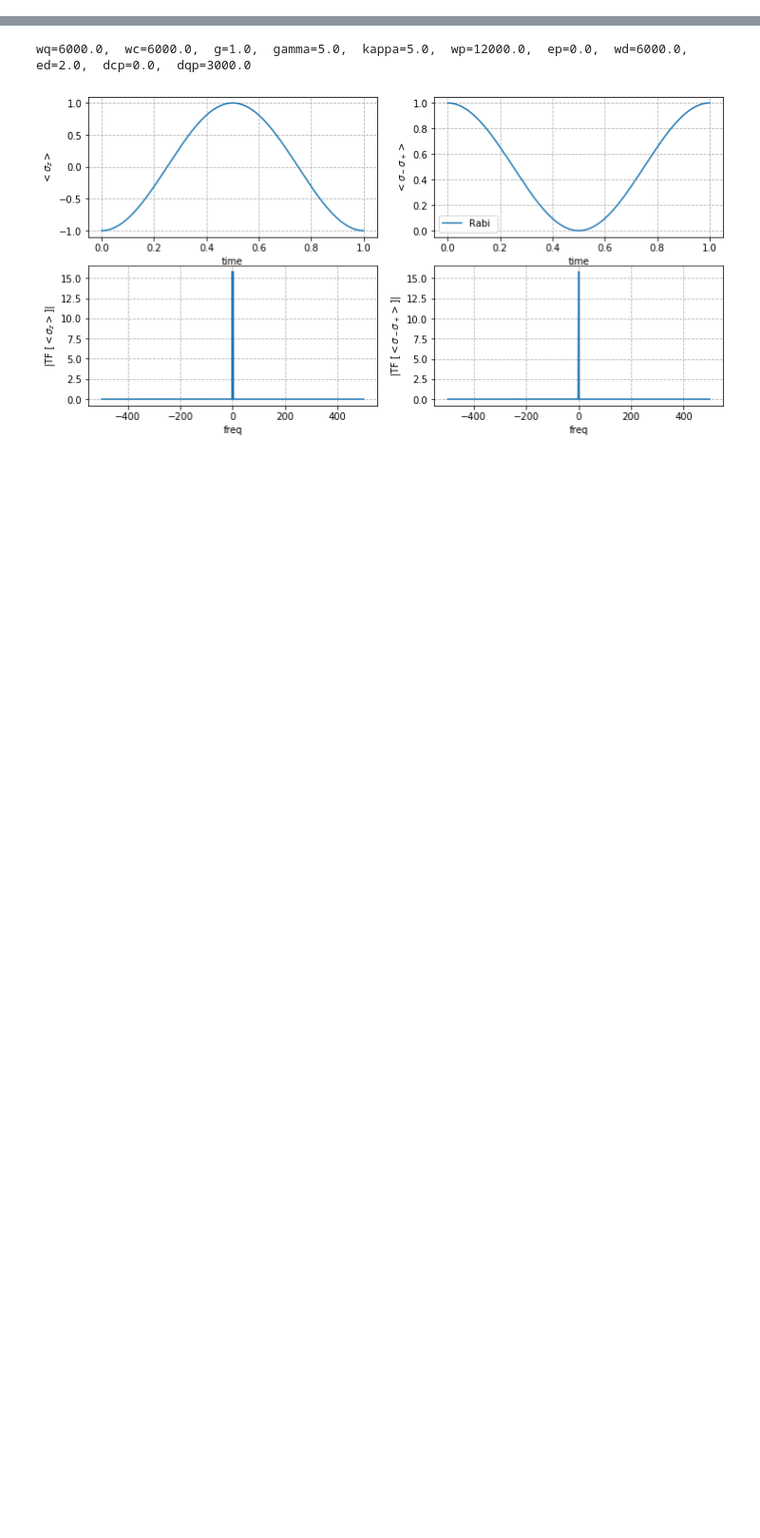
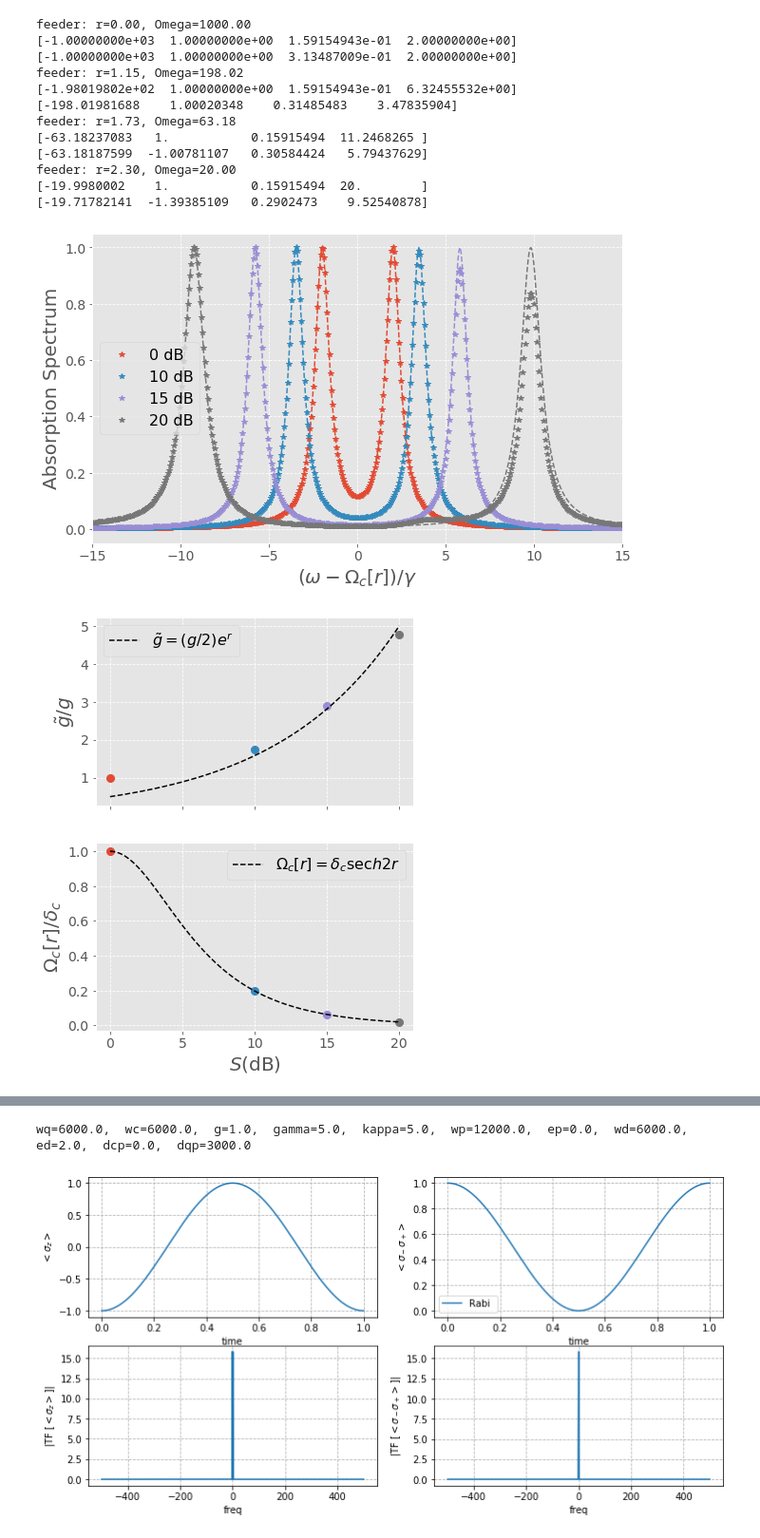
Before and after one commit to MVillius/star3gate, a Jupyter notebook: Full_0.ipynb, the cells around one changed output, grey strips where cells are left out. Shown at 95% size. Cells and saved outputs as stored; diff of their text form; code cells hidden in the pictures; blank space fills up the shorter version.

```diff
--- a/Full_0.ipynb
+++ b/Full_0.ipynb
@@ -409,0 +589,70 @@ sys.argsg*np.exp(sys.r_param())
+# %%
+''' Plotting '''
+fig1, ax1 = plt.subplots(1, figsize=(10,6))
+fig2, ax2 = plt.subplots(2,1, figsize=(6,8))
+for ii, S in enumerate(Slist):
+    e_pump, w_pump = feeder(S, d_cp, w_cav)
+    sys.twopi_update({'e_pump':e_pump, 'w_pump':w_pump})
+
+    wdriv = w_drive
+    xaxis = (wdriv+sys.Omega())/sys.args['gamma']
+#    xaxis = wdriv/2/np.pi
+    s_abs = s_abs_list[ii]/np.max(s_abs_list[ii])
+
+    p0 = [-sys.Omega(),
+          sys.args['gamma'],
+          1,
+          sys.args['g']*np.exp(sys.r_param())]
+
+    popt, pcov = sc.curve_fit(func_double_lor, wdriv, s_abs, p0=p0)
+    print(np.array(p0)/2/np.pi)
+    print(np.array(popt)/2/np.pi)
+
+    ax1.plot(xaxis, s_abs, '*', label='%.f dB'%(S), color='C'+str(ii))
+    norm = np.max(func_double_lor(wdriv,*popt))
+    ax1.plot(xaxis, func_double_lor(wdriv,*popt)/norm, '--', color='C'+str(ii))
+    ax2[0].plot(S, popt[3]/sys.args['g'], 'o', markersize=8)
+    ax2[1].plot(S, -popt[0]/2/np.pi/d_cp, 'o', markersize=8)
+
+Slist_th = np.linspace(Slist[0], Slist[-1], 101)
+rlist_th = (1/2)*np.log(10**(Slist_th/10))
+ax2[0].plot(Slist_th, (1/2)*np.exp(rlist_th), 'k--', label=r'$\tilde{g} = (g/2)e^r$')
+ax2[1].plot(Slist_th, 1/np.cosh(2*rlist_th), 'k--', label=r'$\Omega_c[r]=\delta_c\sech{2r}$')
+
+ax1.set_xlim([-15,15])
+
+ax1.set_ylabel(r'Absorption Spectrum')
+ax1.grid(linestyle='--')
+ax1.set_xlabel(r'$(\omega-\Omega_c[r])/\gamma$')
+ax1.legend()
+ax2[0].set_ylabel(r'$\tilde{g}/g$')
+ax2[0].grid(linestyle='--')
+#ax2[0].set_xlabel(r'$S$(dB)')
+ax2[0].xaxis.set_ticklabels([])
+ax2[0].legend()
+ax2[1].set_ylabel(r'$\Omega_c[r]/\delta_c$')
+ax2[1].grid(linestyle='--')
+ax2[1].set_xlabel(r'$S$(dB)')
+ax2[1].legend()
+plt.show()
+
+fig1.tight_layout()
+fig1.savefig('VRS_Leroux_spectrum_g%.1f.png'%g)
+fig2.tight_layout()
+fig2.savefig('VRS_Leroux_g_g%.1f.png'%g)
+#fig.savefig(my_path+my_file)
+# %% [output]
+feeder: r=0.00, Omega=1000.00
+[-1.00000000e+03  1.00000000e+00  1.59154943e-01  2.00000000e+00]
+[-1.00000000e+03  1.00000000e+00  3.13487009e-01  2.00000000e+00]
+feeder: r=1.15, Omega=198.02
+[-1.98019802e+02  1.00000000e+00  1.59154943e-01  6.32455532e+00]
+[-198.01981688    1.00020348    0.31485483    3.47835904]
+feeder: r=1.73, Omega=63.18
+[-63.18237083   1.           0.15915494  11.2468265 ]
+[-63.18187599  -1.00781107   0.30584424   5.79437629]
+feeder: r=2.30, Omega=20.00
+[-19.9980002    1.           0.15915494  20.        ]
+[-19.71782141  -1.39385109   0.2902473    9.52540878]
+[figure, added]
+[figure, added]
```
Also changed, not shown: parts of 27 cells of this notebook.
